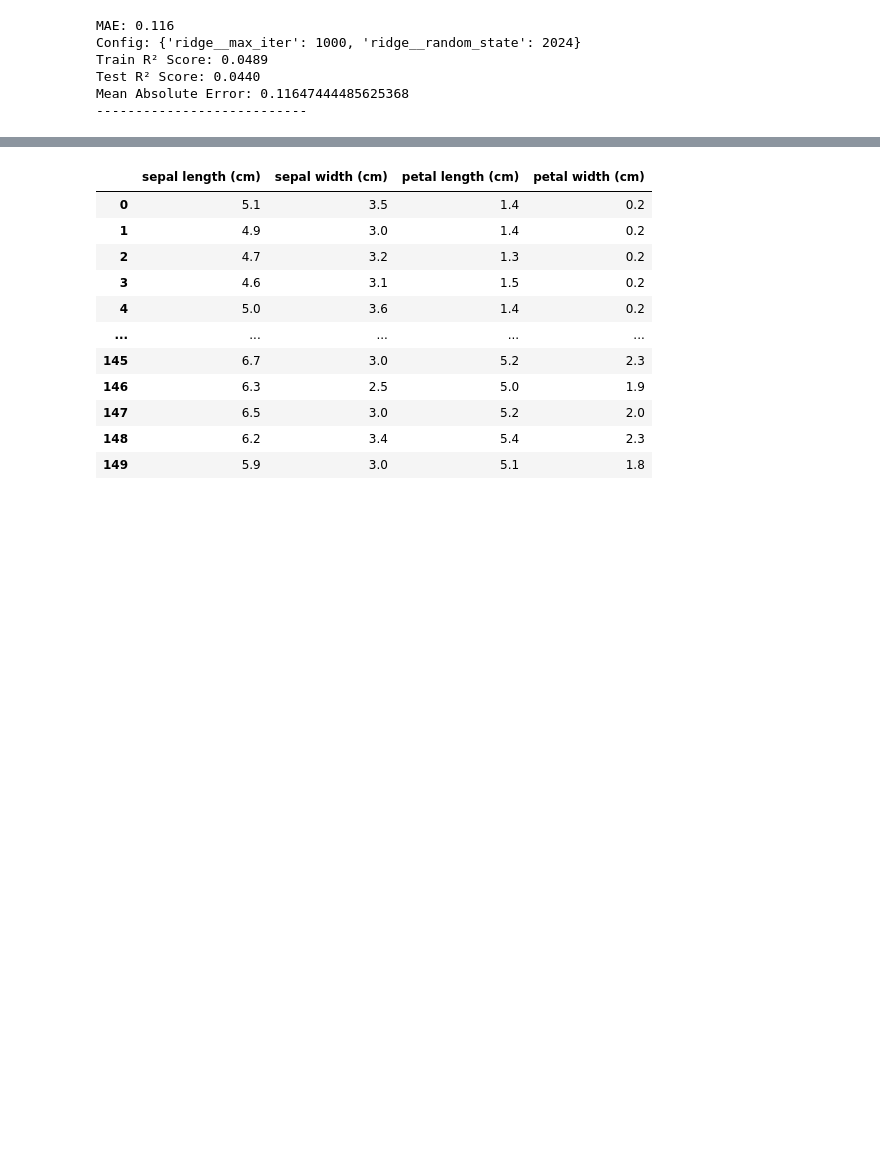
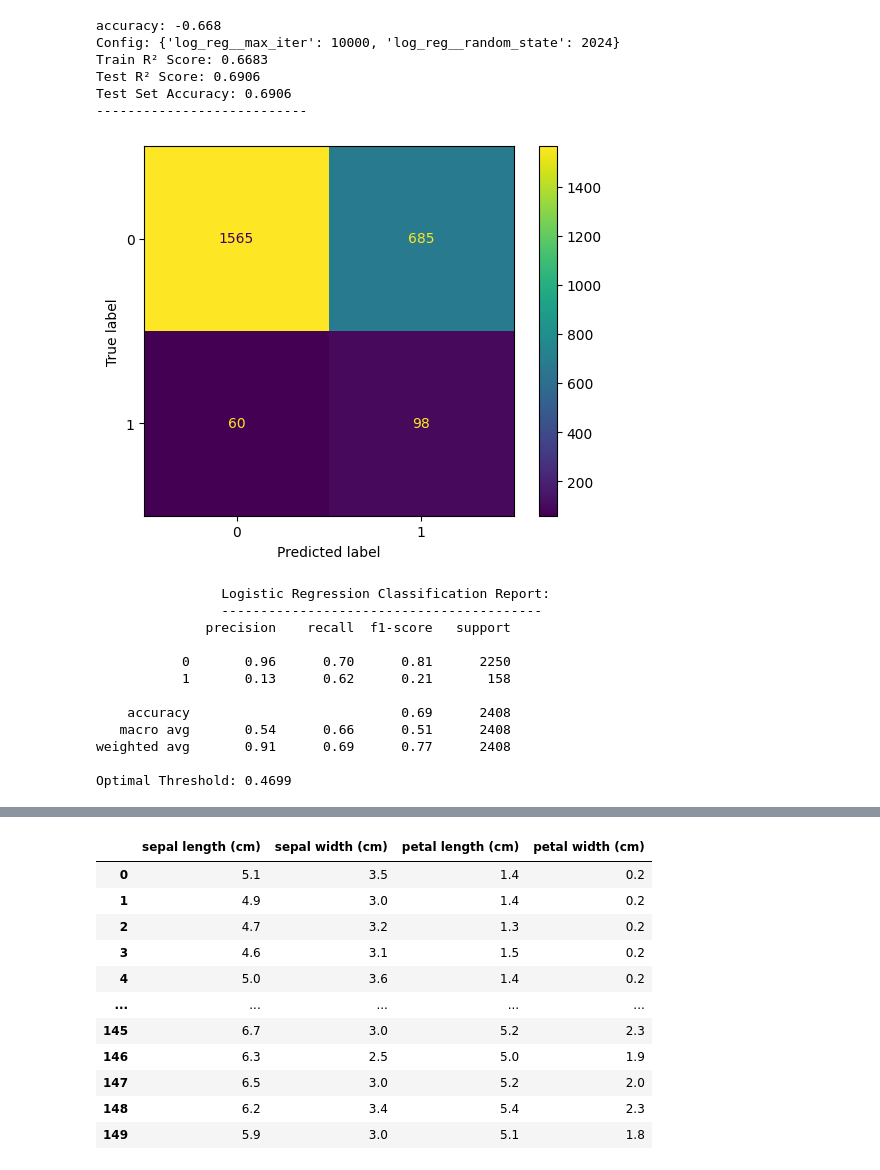
Before and after one commit to CaitlinECataldo/machine-learning-class, a Jupyter notebook: project.ipynb, the cells around one changed output, grey strips where cells are left out. Saved outputs shown, nothing was run; the diff lists cells and outputs as text; code cells hidden in the pictures; blank space fills up the shorter version.

```diff
--- a/project.ipynb
+++ b/project.ipynb
@@ -66,14 +88,27 @@ Mean Absolute Error: 0.11647444485625368
 # %%
 df = pd.read_csv("Credit.csv")
 
 y = df['Credit']
 X = df.drop(columns='Credit')
 
-result = runPipeline(X, y, {'model_name': 'log_reg','max_iter': 10000,'test_size': .4,'scaler':'min_max_scaler'})
+result = runPipeline(X, y, parameters={'model_name': 'log_reg', 'test_size': .3, 'max_iter': 10000, 'balance': 'smote', 'scaler': 'minmax'})
 # %% [output]
-MAE: 0.116
-Config: {'ridge__max_iter': 1000, 'ridge__random_state': 2024}
-Train R² Score: 0.0489
-Test R² Score: 0.0440
-Mean Absolute Error: 0.11647444485625368
+accuracy: -0.668
+Config: {'log_reg__max_iter': 10000, 'log_reg__random_state': 2024}
+Train R² Score: 0.6683
+Test R² Score: 0.6906
+Test Set Accuracy: 0.6906
 ---------------------------
+[figure, added]
+                Logistic Regression Classification Report:
+                -----------------------------------------
+              precision    recall  f1-score   support
+
+           0       0.96      0.70      0.81      2250
+           1       0.13      0.62      0.21       158
+
+    accuracy                           0.69      2408
+   macro avg       0.54      0.66      0.51      2408
+weighted avg       0.91      0.69      0.77      2408
+
+Optimal Threshold: 0.4699
```
Also changed, not shown: parts of 9 cells of this notebook, 3 other files.
